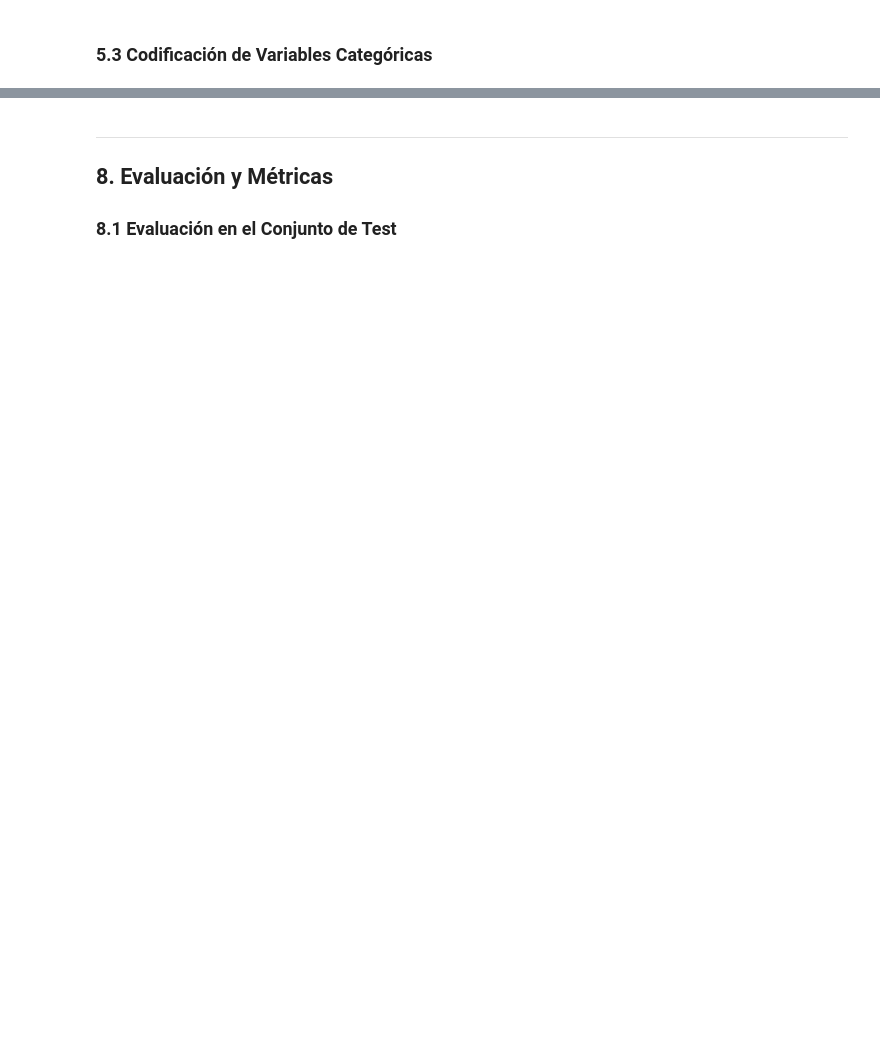
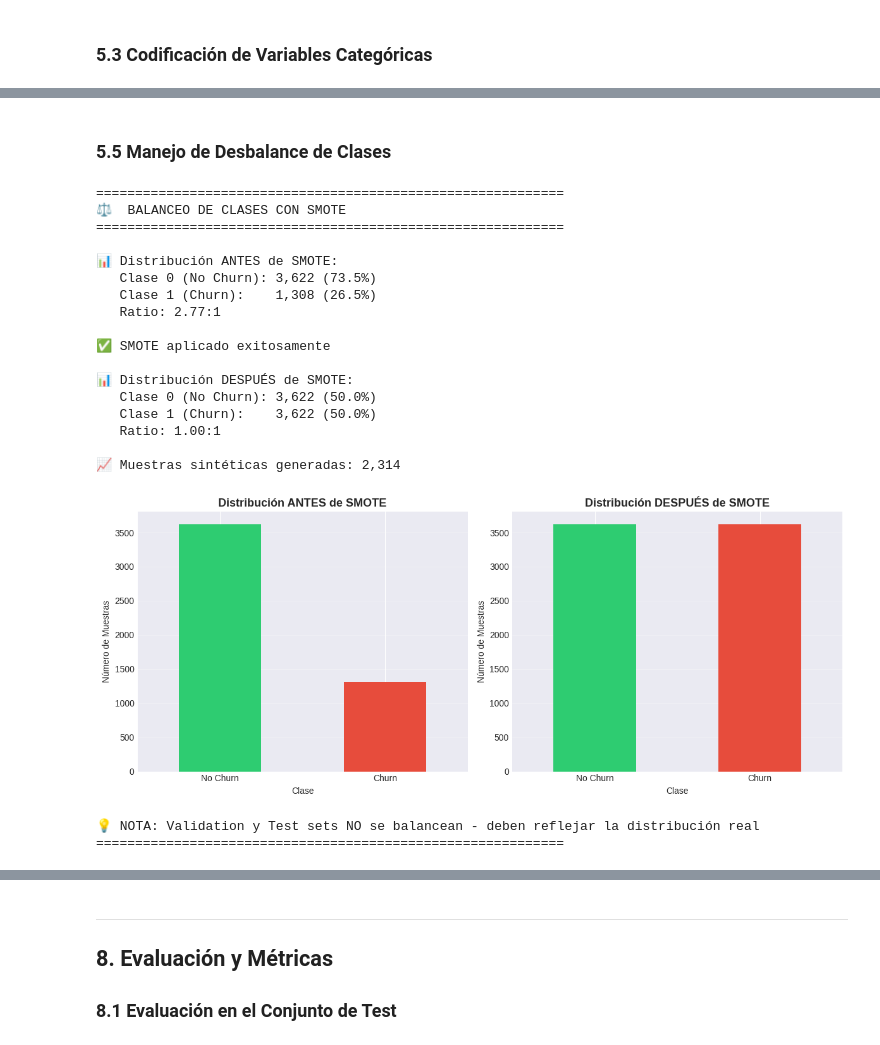
Before and after one commit to f1541650-commits/AML-Final-Kozima-Andres, a Jupyter notebook: final_project.ipynb, the cells around one changed output, grey strips where cells are left out. Drawn from its saved outputs; the diff is of its cells as text; code cells hidden in the pictures; blank space fills up the shorter version.

```diff
--- a/final_project.ipynb
+++ b/final_project.ipynb
@@ -1355,0 +1121,73 @@ if task_type == 'classification':
+# %% [markdown]
+### 5.5 Manejo de Desbalance de Clases
+# %%
+# =====================================================
+# BALANCEO DE CLASES CON SMOTE
+# =====================================================
+
+print("=" * 60)
+print("⚖️  BALANCEO DE CLASES CON SMOTE")
+print("=" * 60)
+
+print("\n📊 Distribución ANTES de SMOTE:")
+print(f"   Clase 0 (No Churn): {(y_train == 0).sum():,} ({(y_train == 0).sum() / len(y_train) * 100:.1f}%)")
+print(f"   Clase 1 (Churn):    {(y_train == 1).sum():,} ({(y_train == 1).sum() / len(y_train) * 100:.1f}%)")
+print(f"   Ratio: {(y_train == 0).sum() / (y_train == 1).sum():.2f}:1")
+
+# Aplicar SMOTE solo al conjunto de entrenamiento
+smote = SMOTE(random_state=RANDOM_SEED, k_neighbors=5)
+X_train_balanced, y_train_balanced = smote.fit_resample(X_train_scaled, y_train)
+
+print("\n✅ SMOTE aplicado exitosamente")
+print("\n📊 Distribución DESPUÉS de SMOTE:")
+print(f"   Clase 0 (No Churn): {(y_train_balanced == 0).sum():,} ({(y_train_balanced == 0).sum() / len(y_train_balanced) * 100:.1f}%)")
+print(f"   Clase 1 (Churn):    {(y_train_balanced == 1).sum():,} ({(y_train_balanced == 1).sum() / len(y_train_balanced) * 100:.1f}%)")
+print(f"   Ratio: {(y_train_balanced == 0).sum() / (y_train_balanced == 1).sum():.2f}:1")
+
+print(f"\n📈 Muestras sintéticas generadas: {len(y_train_balanced) - len(y_train):,}")
+
+# Visualización del balanceo
+fig, axes = plt.subplots(1, 2, figsize=(12, 5))
+
+# Antes de SMOTE
+y_train.value_counts().plot(kind='bar', ax=axes[0], color=['#2ecc71', '#e74c3c'])
+axes[0].set_title('Distribución ANTES de SMOTE', fontsize=13, fontweight='bold')
+axes[0].set_xlabel('Clase')
+axes[0].set_ylabel('Número de Muestras')
+axes[0].set_xticklabels(['No Churn', 'Churn'], rotation=0)
+axes[0].grid(axis='y', alpha=0.3)
+
+# Después de SMOTE
+pd.Series(y_train_balanced).value_counts().plot(kind='bar', ax=axes[1], color=['#2ecc71', '#e74c3c'])
+axes[1].set_title('Distribución DESPUÉS de SMOTE', fontsize=13, fontweight='bold')
+axes[1].set_xlabel('Clase')
+axes[1].set_ylabel('Número de Muestras')
+axes[1].set_xticklabels(['No Churn', 'Churn'], rotation=0)
+axes[1].grid(axis='y', alpha=0.3)
+
+plt.tight_layout()
+plt.show()
+
+print("\n💡 NOTA: Validation y Test sets NO se balancean - deben reflejar la distribución real")
+print("=" * 60)
+# %% [output]
+============================================================
+⚖️  BALANCEO DE CLASES CON SMOTE
+============================================================
+
+📊 Distribución ANTES de SMOTE:
+   Clase 0 (No Churn): 3,622 (73.5%)
+   Clase 1 (Churn):    1,308 (26.5%)
+   Ratio: 2.77:1
+
+✅ SMOTE aplicado exitosamente
+
+📊 Distribución DESPUÉS de SMOTE:
+   Clase 0 (No Churn): 3,622 (50.0%)
+   Clase 1 (Churn):    3,622 (50.0%)
+   Ratio: 1.00:1
+
+📈 Muestras sintéticas generadas: 2,314
+[figure, added]
+💡 NOTA: Validation y Test sets NO se balancean - deben reflejar la distribución real
+============================================================
```
Also changed, not shown: parts of 99 cells of this notebook.
